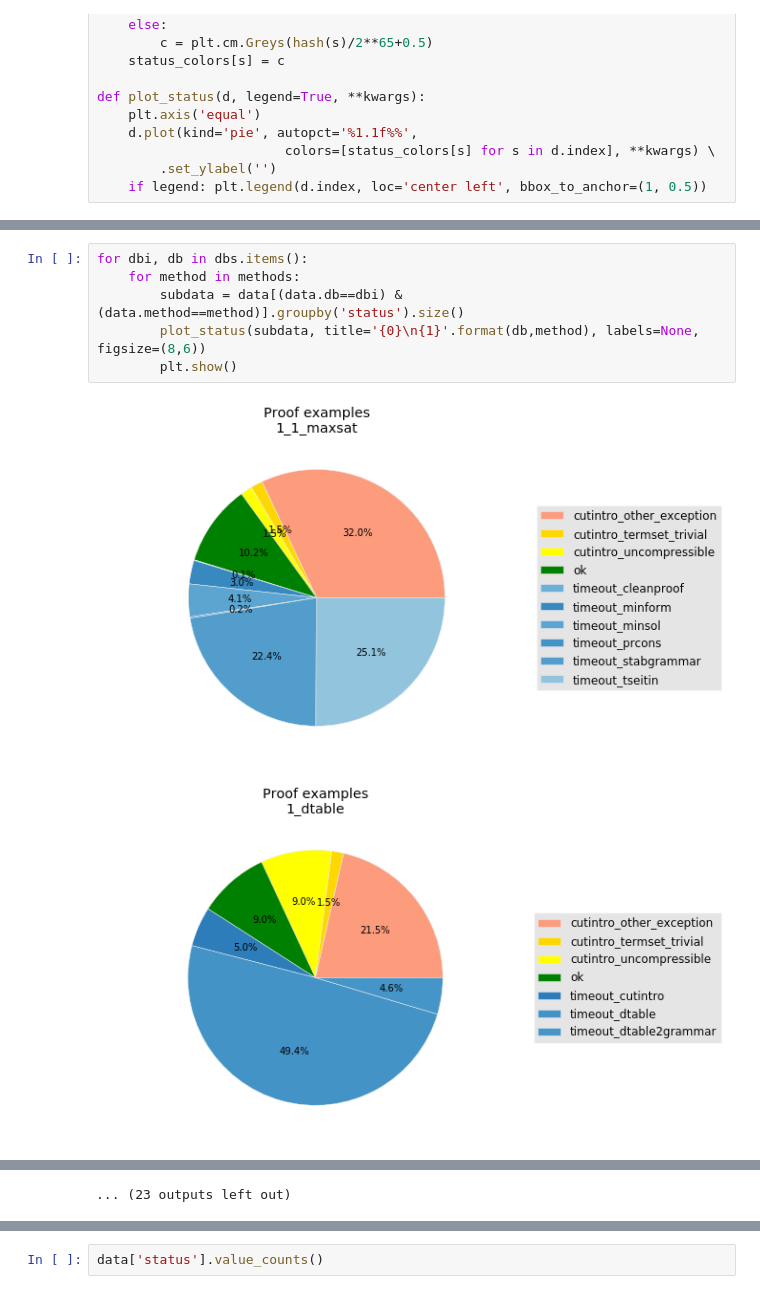
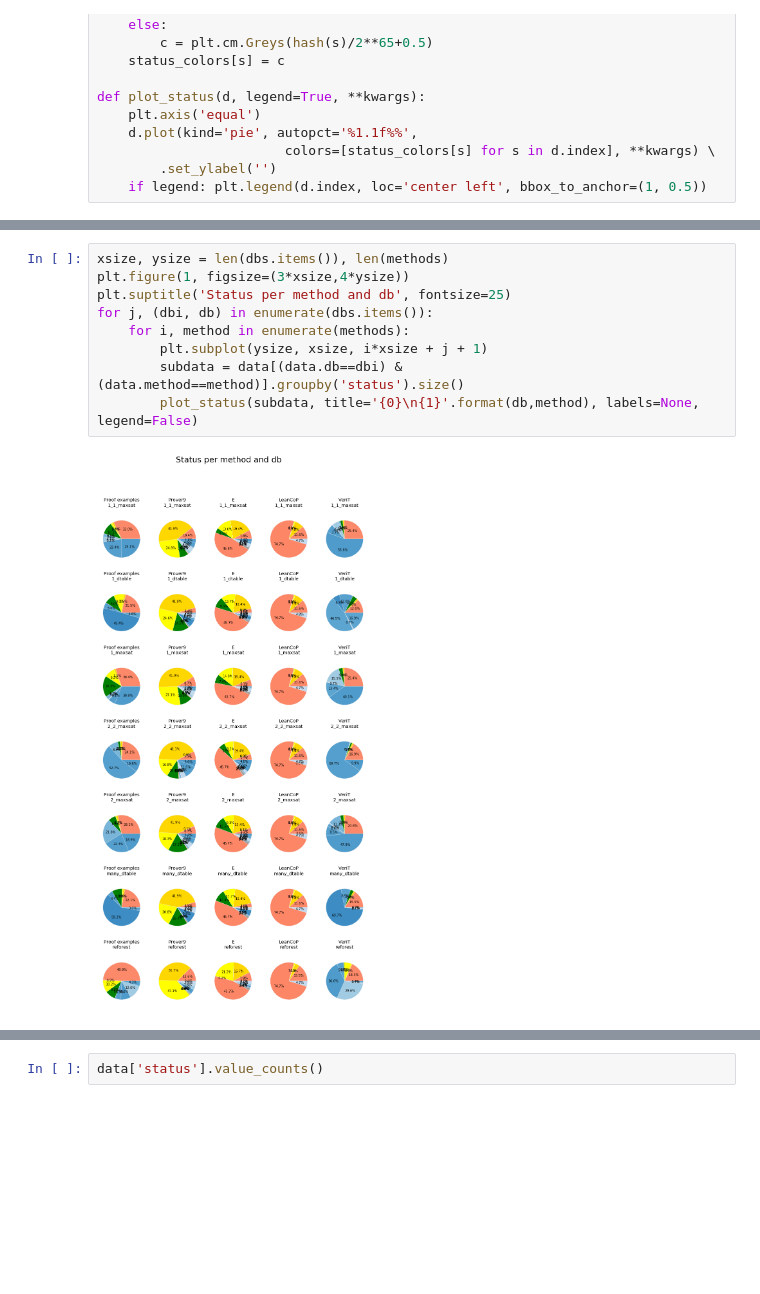
Before and after one commit to gapt/cutintro-results, a Jupyter notebook: 2015-11-24/cutintro.ipynb, the cells around one changed output, grey strips where cells are left out. Saved outputs shown, nothing was run; the diff lists cells and outputs as text; blank space fills up the shorter version.

```diff
--- a/2015-11-24/cutintro.ipynb
+++ b/2015-11-24/cutintro.ipynb
@@ -237,9 +179,11 @@ plot_status(data.groupby('status').size(), figsize=(14,12), title='Return status
 # %%
-for dbi, db in dbs.items():
-    for method in methods:
+xsize, ysize = len(dbs.items()), len(methods)
+plt.figure(1, figsize=(3*xsize,4*ysize))
+plt.suptitle('Status per method and db', fontsize=25)
+for j, (dbi, db) in enumerate(dbs.items()):
+    for i, method in enumerate(methods):
+        plt.subplot(ysize, xsize, i*xsize + j + 1)
         subdata = data[(data.db==dbi) & (data.method==method)].groupby('status').size()
-        plot_status(subdata, title='{0}\n{1}'.format(db,method), labels=None, figsize=(8,6))
-        plt.show()
+        plot_status(subdata, title='{0}\n{1}'.format(db,method), labels=None, legend=False)
 # %% [output]
-[figure, old version]
+[figure, new version]
-[figure, removed]
@@ -256,4 +190,3 @@ for dbi, db in dbs.items():
-... (23 outputs left out)
 # %%
 timecols = ['time_grammar', 'time_minsol', 'time_prcons', 'time_cleanproof']
 plt.axis('equal')
```
Also changed, not shown: parts of 14 cells of this notebook.
